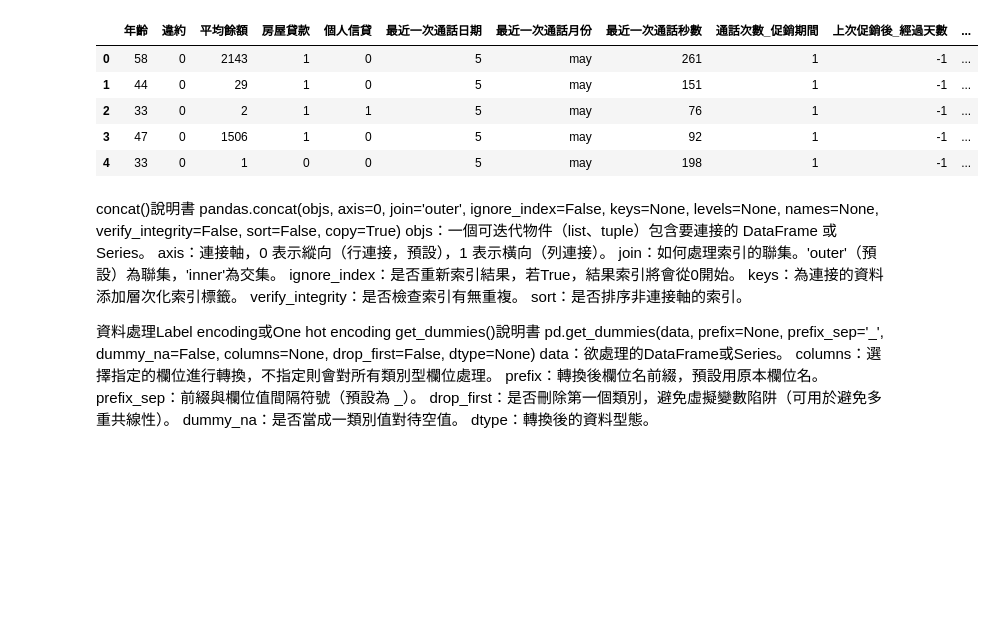
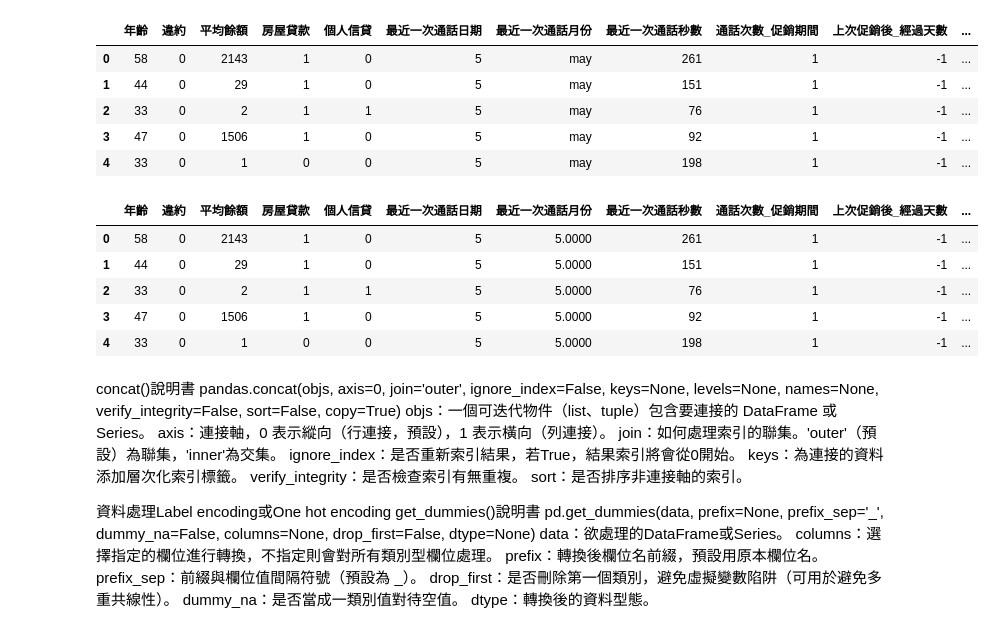
Before and after one commit to GaudiKao/learn-python-by-doing, a Jupyter notebook: Data_Structures&Alogrithms/ch05_01_bank.ipynb, the cells around one changed output. Drawn from its saved outputs; the diff is of its cells as text; code cells hidden in the pictures; blank space fills up the shorter version.

```diff
--- a/Data_Structures&Alogrithms/ch05_01_bank.ipynb
+++ b/Data_Structures&Alogrithms/ch05_01_bank.ipynb
@@ -167,13 +167,22 @@ display(df_all2.head())
 # %%
 #將月份改為數值使用1~12編碼即可
 
 month_dict = dict(jan=1, feb=2, mar=3, aqr=4, may=5, jun=6, jul=7, aug=8, sep=9, cot=10, nov=11, dec=12)
 
 def nce_month(df, column):
     df[column] = df[column].map(month_dict)
     return df
 
 df_all2 = nce_month(df_all2, '最近一次通話月份')
+
+display(df_all2.head())
+# %% [output]
+|  | 年齡 | 違約 | 平均餘額 | 房屋貸款 | 個人信貸 | 最近一次通話日期 | 最近一次通話月份 | 最近一次通話秒數 | 通話次數_促銷期間 | 上次促銷後_經過天數 | ... |
+| 0 | 58 | 0 | 2143 | 1 | 0 | 5 | 5.0000 | 261 | 1 | -1 | ... |
+| 1 | 44 | 0 | 29 | 1 | 0 | 5 | 5.0000 | 151 | 1 | -1 | ... |
+| 2 | 33 | 0 | 2 | 1 | 1 | 5 | 5.0000 | 76 | 1 | -1 | ... |
+| 3 | 47 | 0 | 1506 | 1 | 0 | 5 | 5.0000 | 92 | 1 | -1 | ... |
+| 4 | 33 | 0 | 1 | 0 | 0 | 5 | 5.0000 | 198 | 1 | -1 | ... |
 # %% [markdown]
 concat()說明書
 pandas.concat(objs, axis=0, join='outer', ignore_index=False, keys=None, levels=None, names=None, verify_integrity=False, sort=False, copy=True)
```
Also changed, not shown: parts of 3 cells of this notebook, 2 other files.
